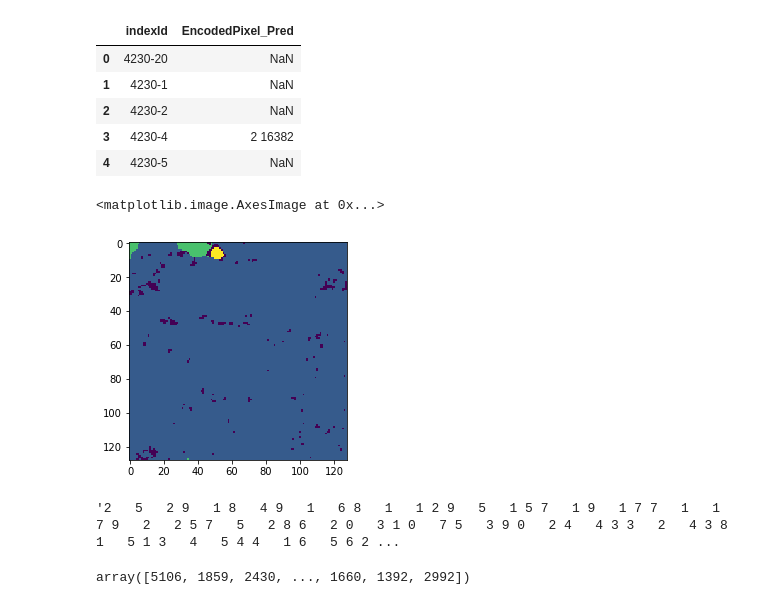
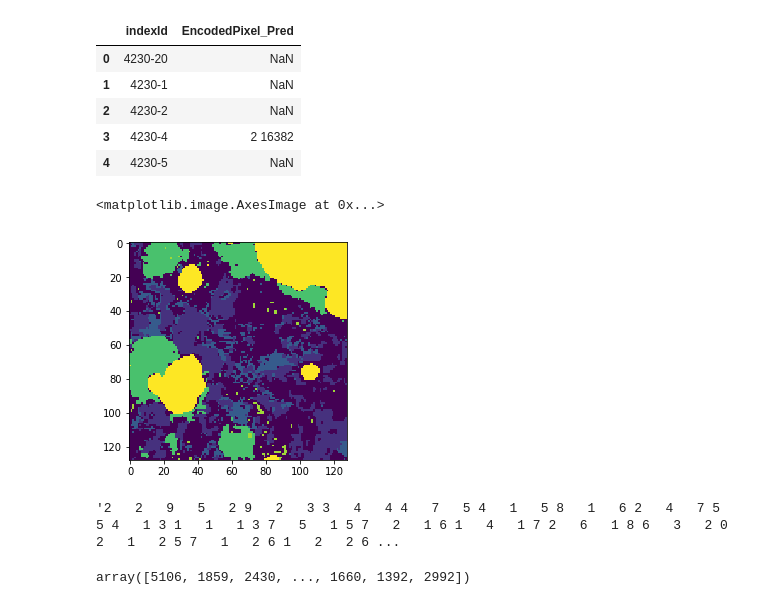
Before and after one commit to PrinceJavier/datos_segmentation, a Jupyter notebook: datos.model_pred.ipynb, the cells around one changed output. Drawn from its saved outputs; the diff is of its cells as text; code cells hidden in the pictures.

```diff
--- a/datos.model_pred.ipynb
+++ b/datos.model_pred.ipynb
@@ -199,16 +199,16 @@ def rle_encode(mask):
     runs[1::2] = runs[1::2] - runs[:-1:2]
     return rle_to_string(runs)
 # %%
-plt.imshow(test_preds2[i])
+plt.imshow(test_preds2[3])
 # %% [output]
 <matplotlib.image.AxesImage at 0x...>
-[figure, old version]
+[figure, new version]
 # %%
-i = 2
+i = 3
 encode = rle_to_string(rle_encode(test_preds2[i]))
 encode
 # %% [output]
-'2   5   2 9   1 8   4 9   1   6 8   1   1 2 9   5   1 5 7   1 9   1 7 7   1   1 7 9   2   2 5 7   5   2 8 6   2 0   3 1 0   7 5   3 9 0   2 4   4 3 3   2   4 3 8   1   5 1 3   4   5 4 4   1 6   5 6 2 ...
+'2   2   9   5   2 9   2   3 3   4   4 4   7   5 4   1   5 8   1   6 2   4   7 5   5 4   1 3 1   1   1 3 7   5   1 5 7   2   1 6 1   4   1 7 2   6   1 8 6   3   2 0 2   1   2 5 7   1   2 6 1   2   2 6 ...
 # %%
 ids = datos_test.iloc[:, 0].values
 ids
```
Also changed, not shown: parts of 8 cells of this notebook, 1 other file.
